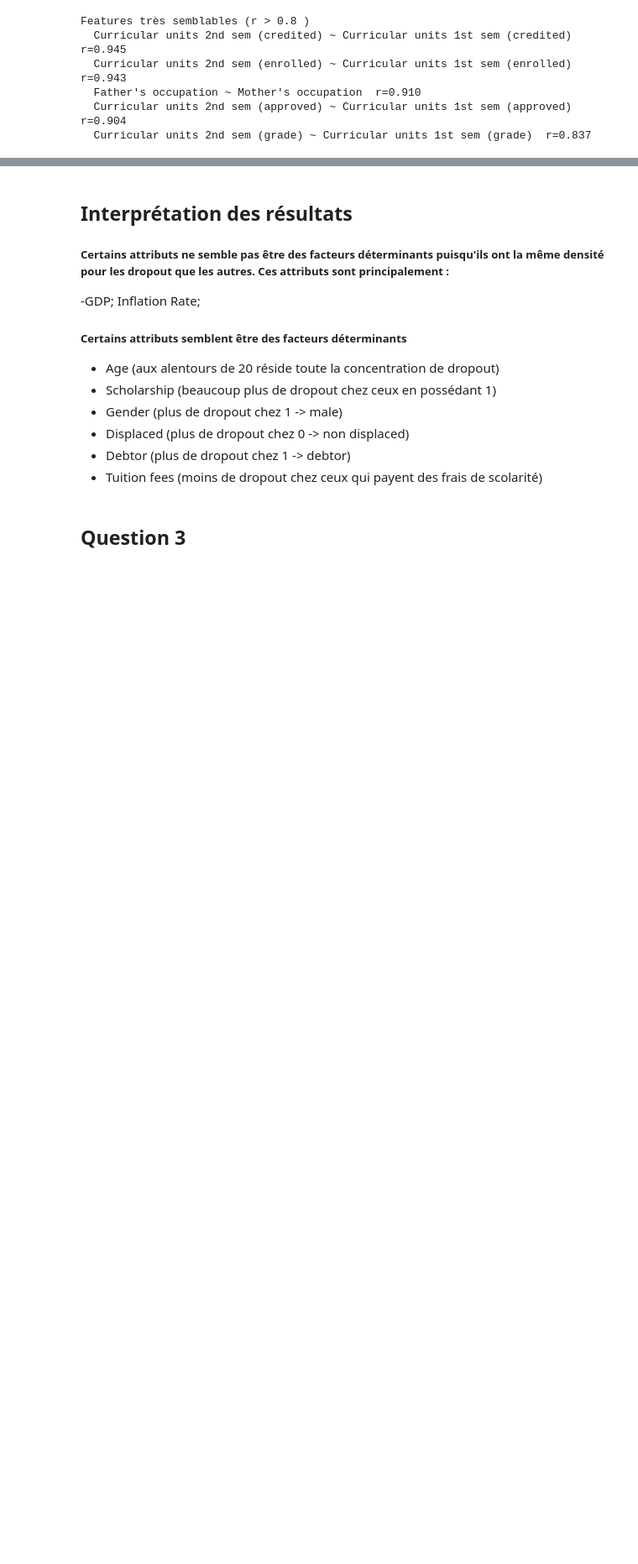
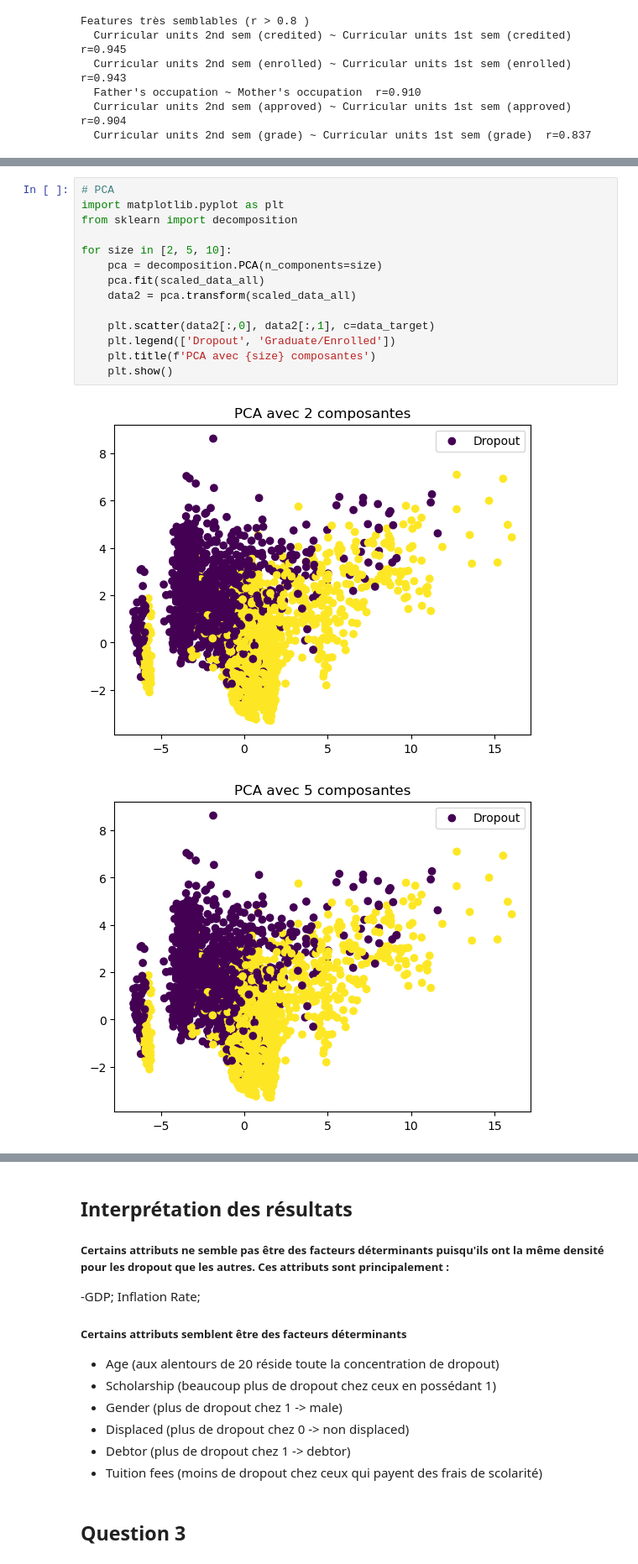
Before and after one commit to WiredMind2/Machine-Learning, a Jupyter notebook: notebook.ipynb, the cells around one changed output, grey strips where cells are left out. Shown at 84% size. Saved outputs shown, nothing was run; the diff lists cells and outputs as text; blank space fills up the shorter version.

```diff
--- a/notebook.ipynb
+++ b/notebook.ipynb
@@ -112,0 +108,17 @@ for attribute in data.columns:
+# %%
+# PCA
+import matplotlib.pyplot as plt
+from sklearn import decomposition
+
+for size in [2, 5, 10]:
+    pca = decomposition.PCA(n_components=size)
+    pca.fit(scaled_data_all)
+    data2 = pca.transform(scaled_data_all)
+
+    plt.scatter(data2[:,0], data2[:,1], c=data_target)
+    plt.legend(['Dropout', 'Graduate/Enrolled'])
+    plt.title(f'PCA avec {size} composantes')
+    plt.show()
+# %% [output]
+[figure, added]
+[figure, added]
```
Also changed, not shown: parts of 16 cells of this notebook.
